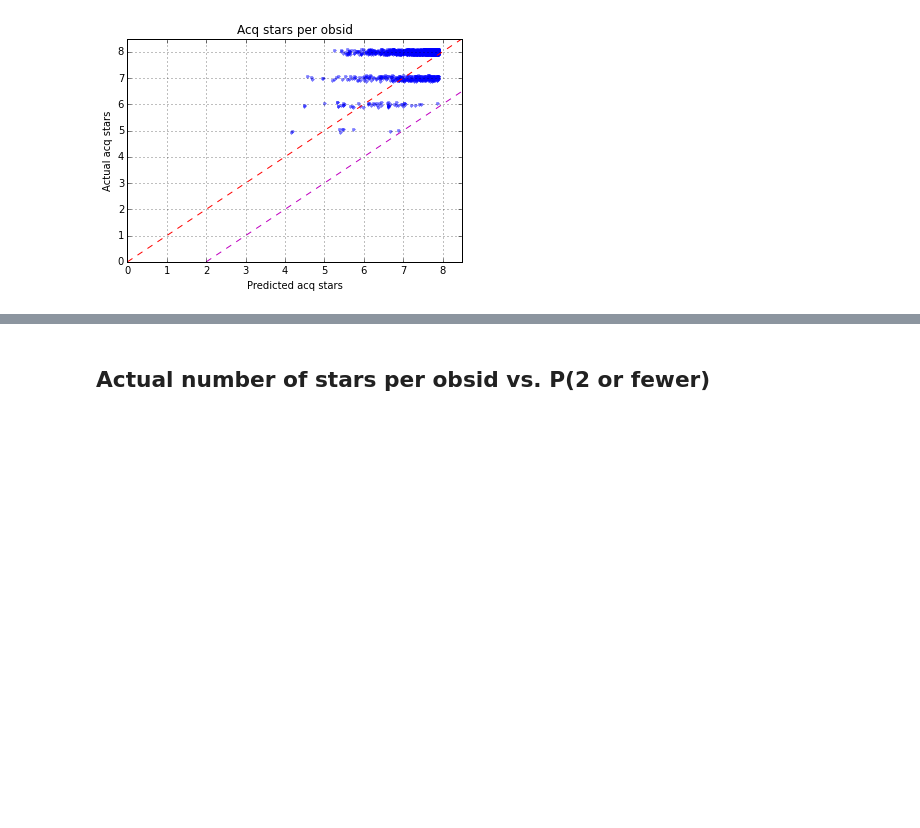
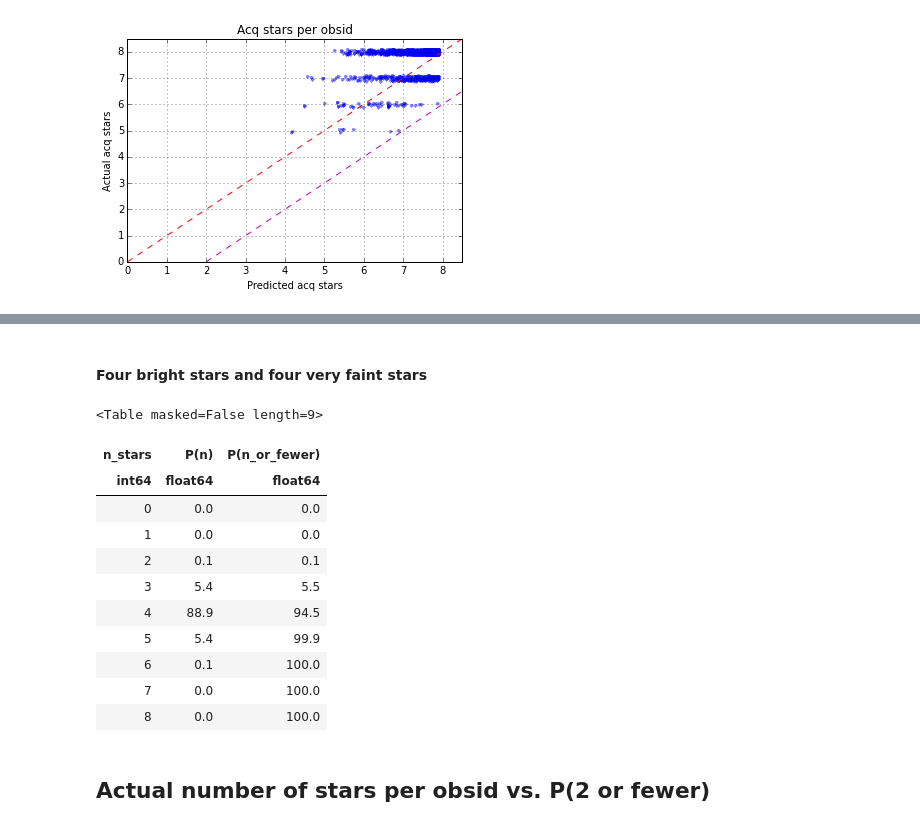
Before and after one commit to sot/aca_stats, a Jupyter notebook: starcheck_acq_probs_2015.ipynb, the cells around one changed output, grey strips where cells are left out. Saved outputs shown, nothing was run; the diff lists cells and outputs as text; code cells hidden in the pictures; blank space fills up the shorter version.

```diff
--- a/starcheck_acq_probs_2015.ipynb
+++ b/starcheck_acq_probs_2015.ipynb
@@ -136,3 +165,20 @@ plot_n_expected_per_obsid(without_ms=True)
+# %% [markdown]
+#### Four bright stars and four very faint stars
+# %%
+print_acq_probs_table([0.985, 0.985, 0.985, 0.985, 0.015, 0.015, 0.015, 0.015])
+# %% [output]
+<Table masked=False length=9>
+| n_stars | P(n) | P(n_or_fewer) |
+| int64 | float64 | float64 |
+| 0 | 0.0 | 0.0 |
+| 1 | 0.0 | 0.0 |
+| 2 | 0.1 | 0.1 |
+| 3 | 5.4 | 5.5 |
+| 4 | 88.9 | 94.5 |
+| 5 | 5.4 | 99.9 |
+| 6 | 0.1 | 100.0 |
+| 7 | 0.0 | 100.0 |
+| 8 | 0.0 | 100.0 |
 # %% [markdown]
 ## Actual number of stars per obsid vs. P(2 or fewer)
 # %%
```
Also changed, not shown: parts of 4 cells of this notebook.
